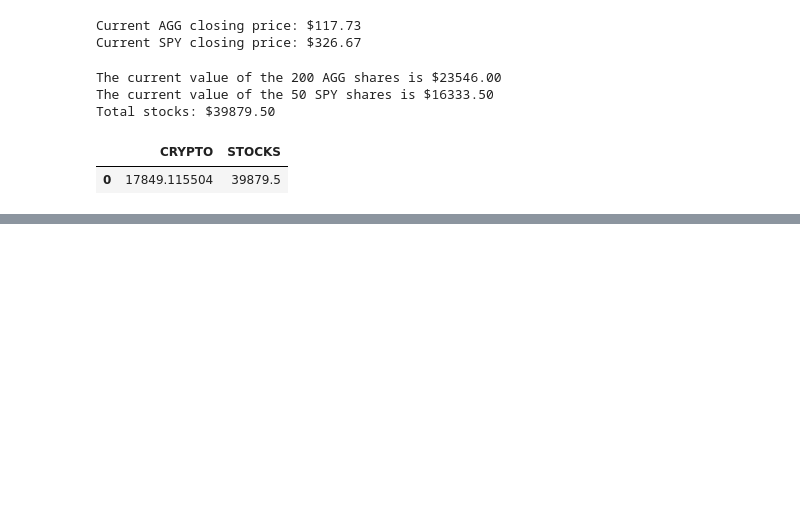
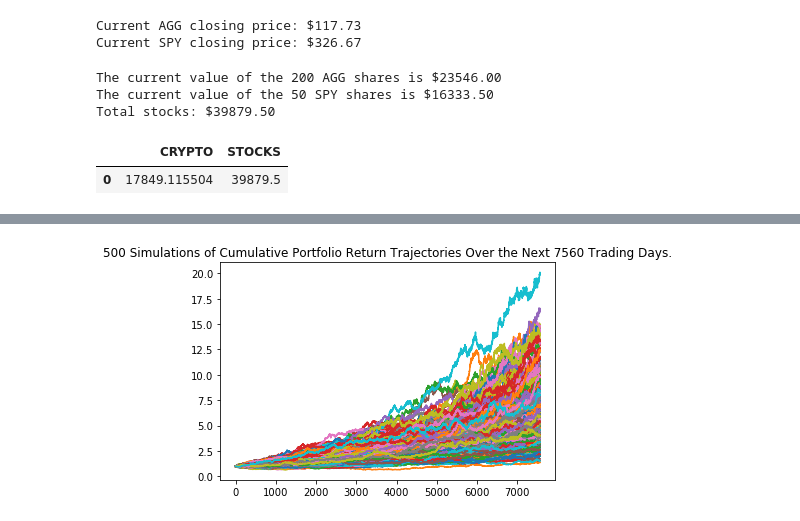
Before and after one commit to antoniopinkston/Financial-Planning-Homework, a Jupyter notebook: FinancialPlanning.ipynb, the cells around one changed output, grey strips where cells are left out. Saved outputs shown, nothing was run; the diff lists cells and outputs as text; code cells hidden in the pictures; blank space fills up the shorter version.

```diff
--- a/FinancialPlanning.ipynb
+++ b/FinancialPlanning.ipynb
@@ -184,0 +197,21 @@ emergency_fund = monthly_income * 3
+# %%
+# Set timeframe to '1D'
+timeframe = "1D"
+
+# Set start and end datetimes between now and 5 years ago.
+start_date = pd.Timestamp("2016-05-01", tz="America/New_York").isoformat()
+end_date = pd.Timestamp("2020-10-28", tz="America/New_York").isoformat()
+
+# Set the ticker information
+tickers = ["SPY","AGG"]
+
+# Get 5 years' worth of historical data for SPY and AGG
+df_ticker = alpaca.get_barset(
+    tickers,
+    timeframe,
+    start=start_date,
+    end=end_date
+).df
+
+# Display sample data
+df_ticker.head()
@@ -184,0 +226,7 @@ emergency_fund = monthly_income * 3
+# %%
+# Configuring a Monte Carlo simulation to forecast 30 years cumulative returns
+MC_thirtyyear = MCSimulation(
+    portfolio_data = df_ticker,
+    weights = [.60,.40],
+    num_simulation = 500,
+    num_trading_days = 252*30)
@@ -184,0 +278,8 @@ emergency_fund = monthly_income * 3
+# %%
+# Plot simulation outcomes
+line_plot = MC_thirtyyear.plot_simulation()
+
+# Save the plot for future usage
+line_plot.get_figure().savefig("MC_thirtyyear_sim_plot.png", bbox_inches="tight")
+# %% [output]
+[figure, added]
```
Also changed, not shown: parts of 11 cells of this notebook.
